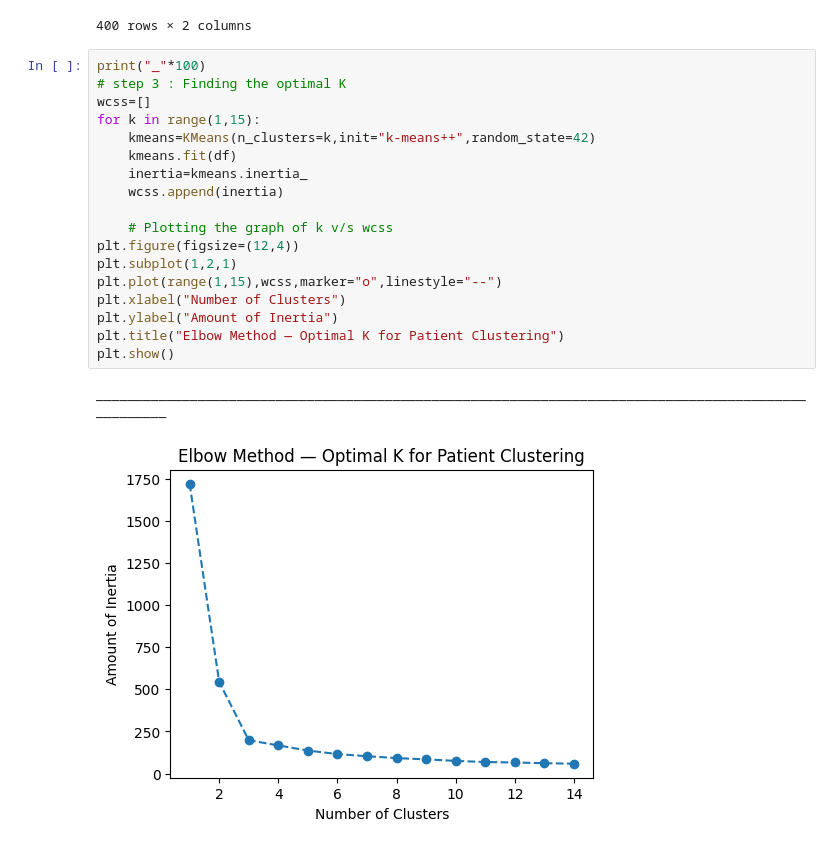
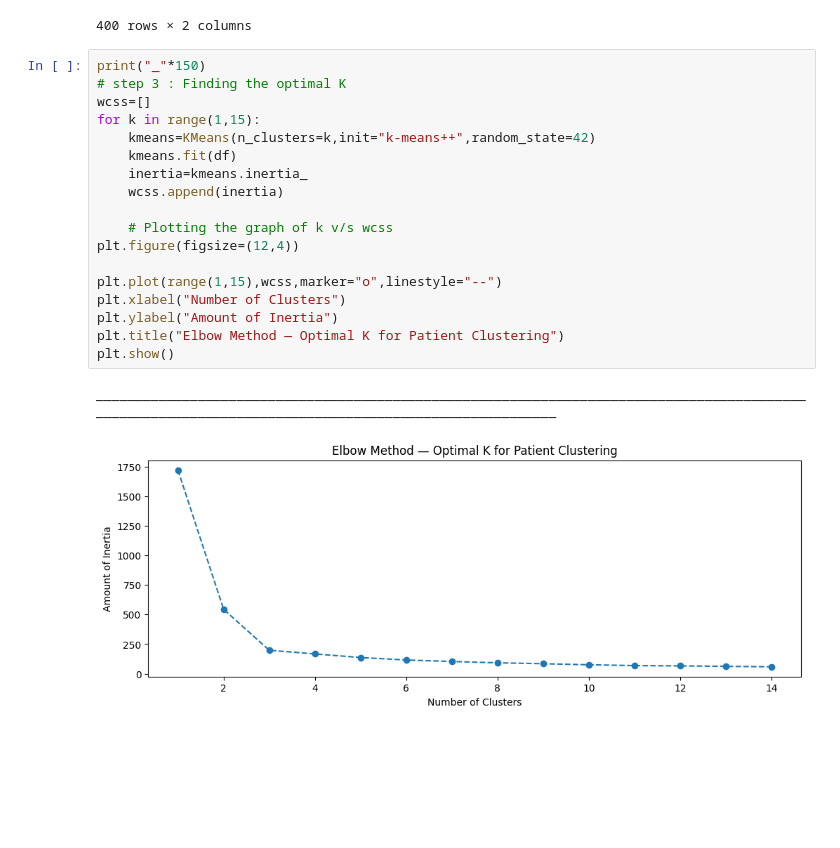
Before and after one commit to YS-Pundir/Machine-Learning-Foundations, a Jupyter notebook: Patient Risk Segmentation Using K-Means/model.ipynb, the cells around one changed output. Saved outputs shown, nothing was run; the diff lists cells and outputs as text; blank space fills up the shorter version.

```diff
--- a/Patient Risk Segmentation Using K-Means/model.ipynb
+++ b/Patient Risk Segmentation Using K-Means/model.ipynb
@@ -79,23 +79,23 @@ ________________________________________________________________________________
 | 399 | 2.973322 | -0.130711 |
 400 rows × 2 columns
 # %%
-print("_"*100)
+print("_"*150)
 # step 3 : Finding the optimal K
 wcss=[]
 for k in range(1,15):
     kmeans=KMeans(n_clusters=k,init="k-means++",random_state=42)
     kmeans.fit(df)
     inertia=kmeans.inertia_
     wcss.append(inertia)
 
     # Plotting the graph of k v/s wcss
 plt.figure(figsize=(12,4))
-plt.subplot(1,2,1)
+
 plt.plot(range(1,15),wcss,marker="o",linestyle="--")
 plt.xlabel("Number of Clusters")
 plt.ylabel("Amount of Inertia")
 plt.title("Elbow Method — Optimal K for Patient Clustering")
 plt.show()
 # %% [output]
-____________________________________________________________________________________________________
+______________________________________________________________________________________________________________________________________________________
-[figure, old version]
+[figure, new version]
```
Also changed, not shown: parts of 2 cells of this notebook.
